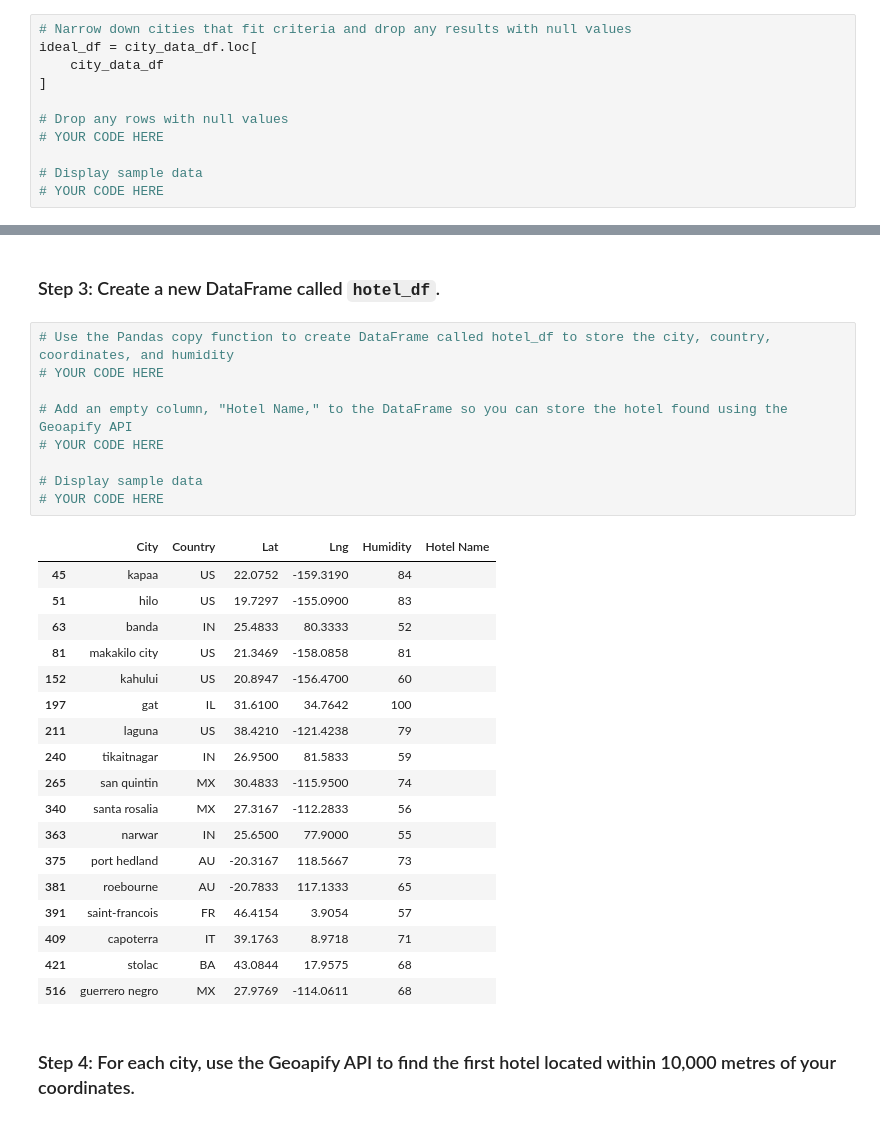
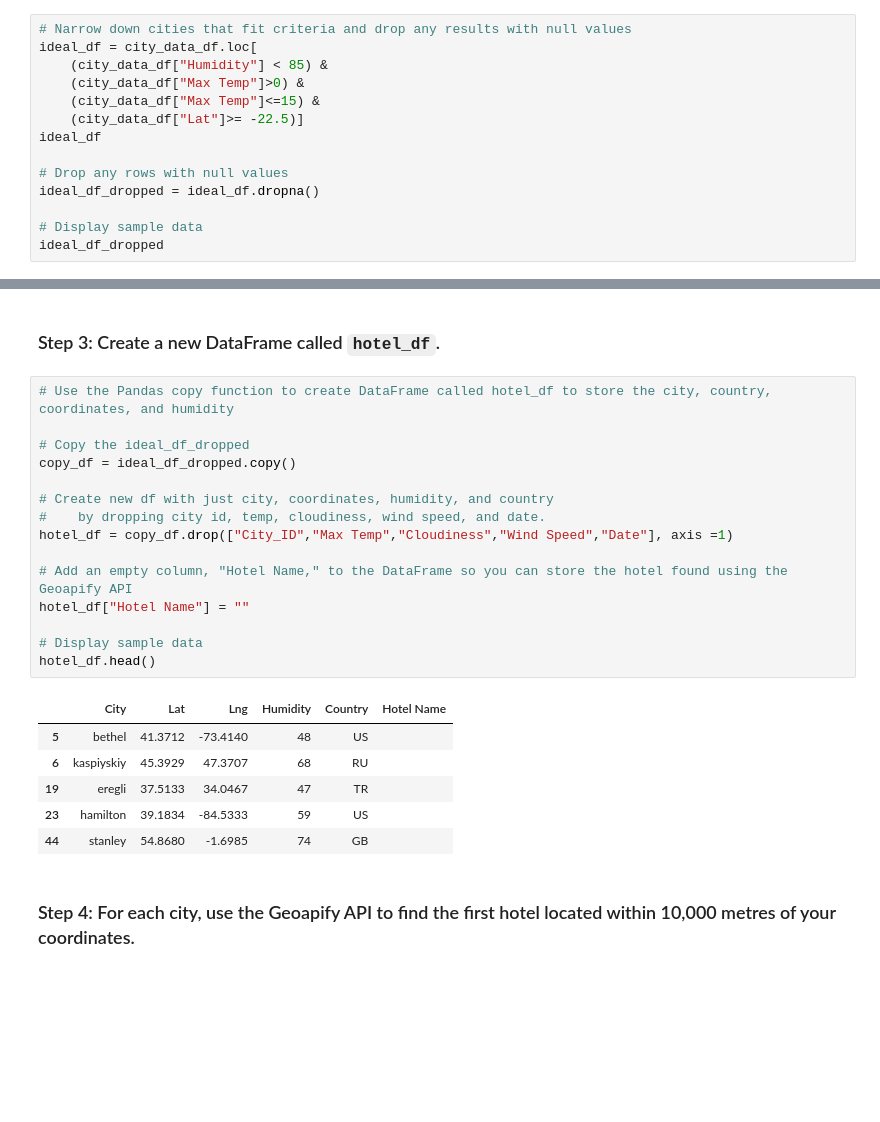
Before and after one commit to amydohlin/python-api-challenge, a Jupyter notebook: starter_code/VacationPy.ipynb, the cells around one changed output, grey strips where cells are left out. Saved outputs shown, nothing was run; the diff lists cells and outputs as text; blank space fills up the shorter version.

```diff
--- a/starter_code/VacationPy.ipynb
+++ b/starter_code/VacationPy.ipynb
@@ -70,13 +70,16 @@ mat_plot_1
 # %%
 # Narrow down cities that fit criteria and drop any results with null values
 ideal_df = city_data_df.loc[
-    city_data_df
-]
+    (city_data_df["Humidity"] < 85) &
+    (city_data_df["Max Temp"]>0) &
+    (city_data_df["Max Temp"]<=15) &
+    (city_data_df["Lat"]>= -22.5)]
+ideal_df
 
 # Drop any rows with null values
-# YOUR CODE HERE
+ideal_df_dropped = ideal_df.dropna()
 
 # Display sample data
-# YOUR CODE HERE
+ideal_df_dropped
 # %% [output]
 |  | City_ID | City | Lat | Lng | Max Temp | Humidity | Cloudiness | Wind Speed | Country | Date |
@@ -101,32 +99,26 @@ ideal_df = city_data_df.loc[
 ### Step 3: Create a new DataFrame called `hotel_df`.
 # %%
 # Use the Pandas copy function to create DataFrame called hotel_df to store the city, country, coordinates, and humidity
-# YOUR CODE HERE
+
+# Copy the ideal_df_dropped
+copy_df = ideal_df_dropped.copy()
+
+# Create new df with just city, coordinates, humidity, and country
+#    by dropping city id, temp, cloudiness, wind speed, and date.
+hotel_df = copy_df.drop(["City_ID","Max Temp","Cloudiness","Wind Speed","Date"], axis =1)
 
 # Add an empty column, "Hotel Name," to the DataFrame so you can store the hotel found using the Geoapify API
-# YOUR CODE HERE
+hotel_df["Hotel Name"] = ""
 
 # Display sample data
-# YOUR CODE HERE
+hotel_df.head()
 # %% [output]
-|  | City | Country | Lat | Lng | Humidity | Hotel Name |
-| 45 | kapaa | US | 22.0752 | -159.3190 | 84 |  |
-| 51 | hilo | US | 19.7297 | -155.0900 | 83 |  |
-| 63 | banda | IN | 25.4833 | 80.3333 | 52 |  |
-| 81 | makakilo city | US | 21.3469 | -158.0858 | 81 |  |
-| 152 | kahului | US | 20.8947 | -156.4700 | 60 |  |
-| 197 | gat | IL | 31.6100 | 34.7642 | 100 |  |
-| 211 | laguna | US | 38.4210 | -121.4238 | 79 |  |
-| 240 | tikaitnagar | IN | 26.9500 | 81.5833 | 59 |  |
-| 265 | san quintin | MX | 30.4833 | -115.9500 | 74 |  |
-| 340 | santa rosalia | MX | 27.3167 | -112.2833 | 56 |  |
-| 363 | narwar | IN | 25.6500 | 77.9000 | 55 |  |
-| 375 | port hedland | AU | -20.3167 | 118.5667 | 73 |  |
-| 381 | roebourne | AU | -20.7833 | 117.1333 | 65 |  |
-| 391 | saint-francois | FR | 46.4154 | 3.9054 | 57 |  |
-| 409 | capoterra | IT | 39.1763 | 8.9718 | 71 |  |
-| 421 | stolac | BA | 43.0844 | 17.9575 | 68 |  |
-| 516 | guerrero negro | MX | 27.9769 | -114.0611 | 68 |  |
+|  | City | Lat | Lng | Humidity | Country | Hotel Name |
+| 5 | bethel | 41.3712 | -73.4140 | 48 | US |  |
+| 6 | kaspiyskiy | 45.3929 | 47.3707 | 68 | RU |  |
+| 19 | eregli | 37.5133 | 34.0467 | 47 | TR |  |
+| 23 | hamilton | 39.1834 | -84.5333 | 59 | US |  |
+| 44 | stanley | 54.8680 | -1.6985 | 74 | GB |  |
 # %% [markdown]
 ### Step 4: For each city, use the Geoapify API to find the first hotel located within 10,000 metres of your coordinates.
 # %%
```
Also changed, not shown: parts of 5 cells of this notebook, 1 other file.
